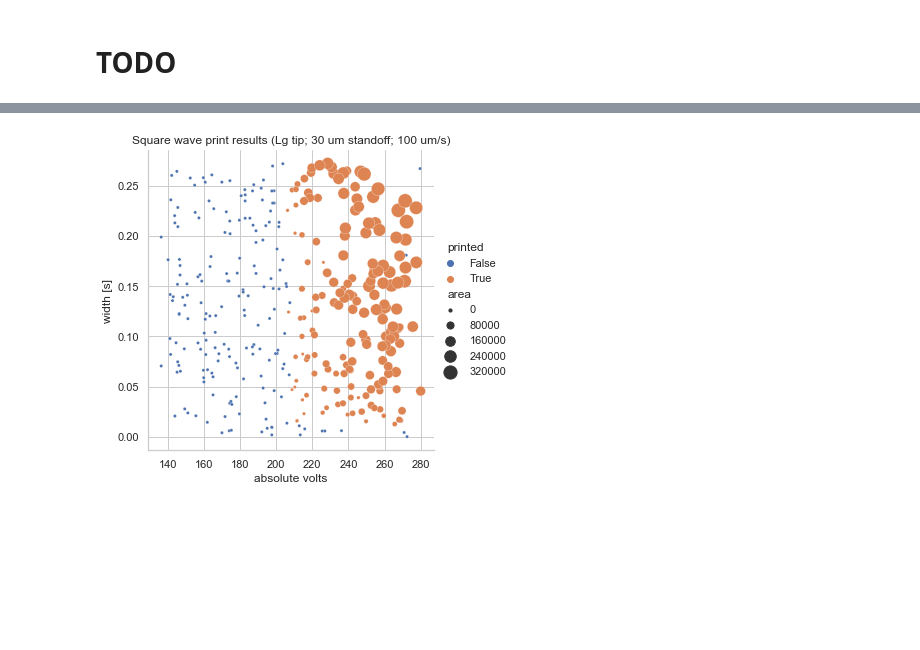
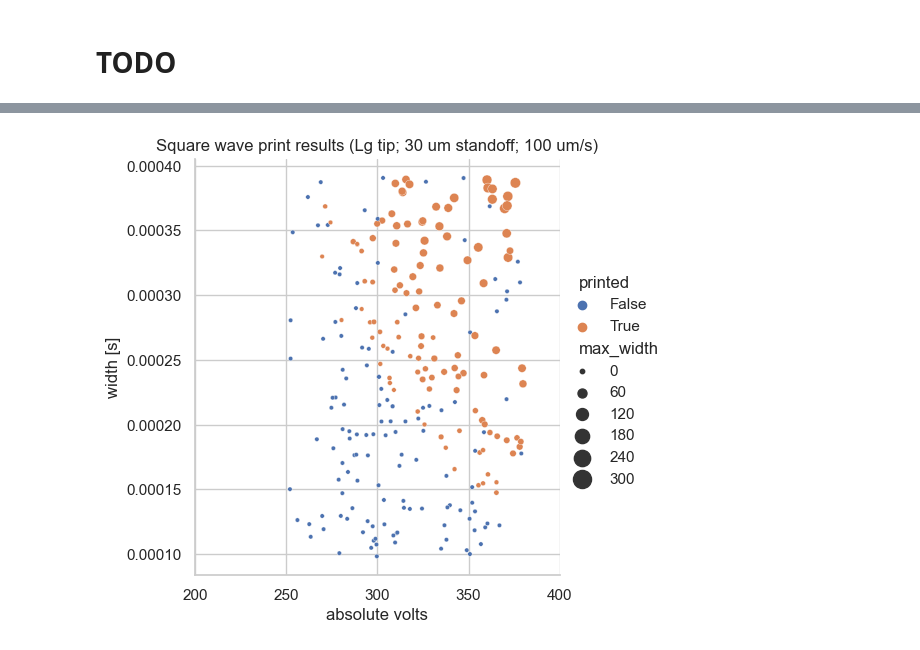
Before and after one commit to onakanob/ehd_exsitu, a Jupyter notebook: notebooks/square wave phase map.ipynb, the cells around one changed output, grey strips where cells are left out. Cells and saved outputs as stored; diff of their text form; code cells hidden in the pictures; blank space fills up the shorter version.

```diff
--- a/notebooks/square wave phase map.ipynb
+++ b/notebooks/square wave phase map.ipynb
@@ -32,9 +48,15 @@ dataset C:\Dropbox\SPEED\Self Driving EHD\Datasets\24-May-2022 large harmonics
 # %%
-DATASET = '23-May-2022_squares'
+DATASETS = ('23-May-2022_squares',
+            "8-Aug-2022_lg-square-20um",
+            "10-Sep-2022_std-square-10um",
+            "10-Sep-2022_std-square-20um",
+            "13-Sep-2022_std-square-30um",
+            "13-Sep-2022_std-square-40um",)
+DATASET = DATASETS[5]
 idx = loader.names.index(DATASET)
 df = loader.datasets[idx].copy()
 df['absolute volts'] = df.vector.apply(lambda x: np.abs(x[0]))
 df['printed'] = df.area.apply(lambda x: x > 0)
 df['width [s]'] = df.vector.apply(lambda x: x[-1] / 1024)
 
-df.head()
+# df.head()
@@ -59,15 +67,16 @@ prints.head()
 # %%
 import seaborn as sns
 
 
 sns.set_theme(style="whitegrid")
 g = sns.relplot(
     data=df,
     x="absolute volts", y="width [s]",
-    hue="printed", size="area",
+    hue="printed", size="max_width",
     sizes=(10, 200),
 )
+plt.xlim((200, 400))
 plt.title('Square wave print results (Lg tip; 30 um standoff; 100 um/s)')
 plt.savefig('square wave phase plot.png', dpi=1000, bbox_inches='tight', facecolor='w')
 # %% [output]
-[figure, old version]
+[figure, new version]
```
Also changed, not shown: parts of 4 cells of this notebook, 11 other files.
